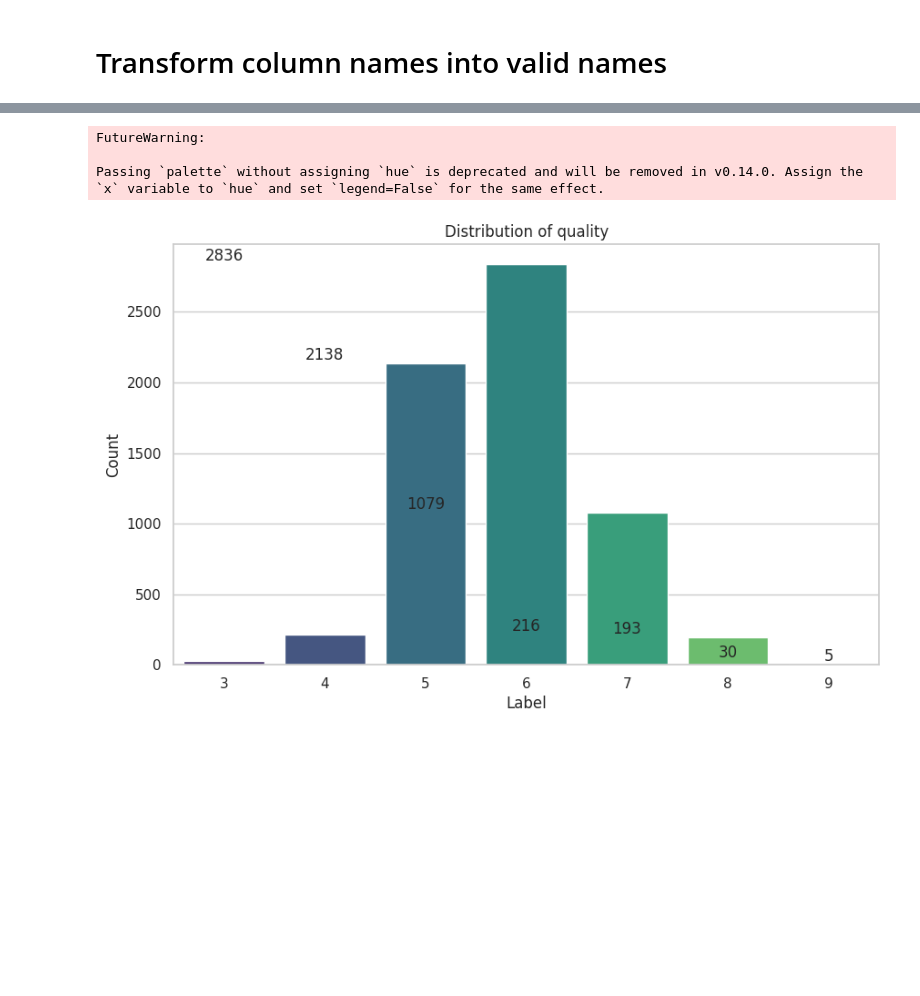
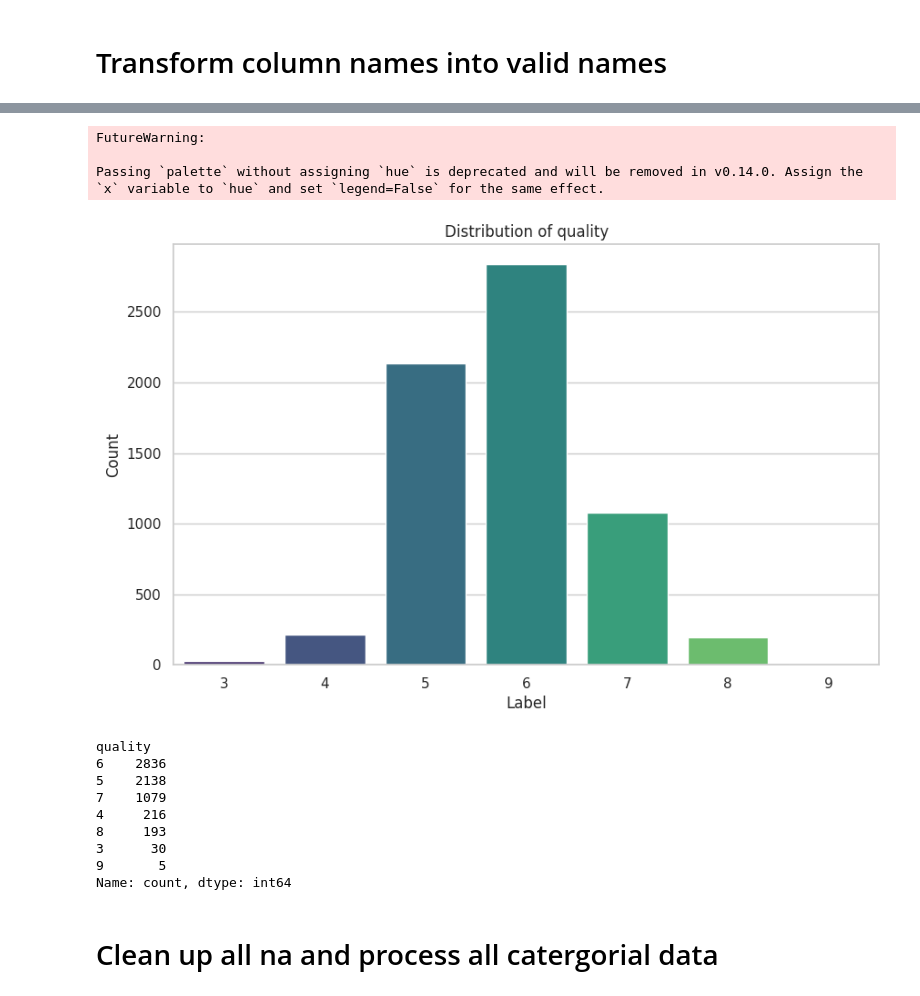
Before and after one commit to Redve/ID2223, a Jupyter notebook: Lab1/Task2/wine-backfill-feature-group.ipynb, the cells around one changed output, grey strips where cells are left out. Cells and saved outputs as stored; diff of their text form; code cells hidden in the pictures; blank space fills up the shorter version.

```diff
--- a/Lab1/Task2/wine-backfill-feature-group.ipynb
+++ b/Lab1/Task2/wine-backfill-feature-group.ipynb
@@ -69,4 +82,6 @@ plt.title('Distribution of ' + label_column)
 
 # Show the plot
 plt.show()
+
+wine_df['quality'].value_counts()
 # %% [output]
@@ -75,7 +90,18 @@ plt.show()
 FutureWarning:
 
 Passing `palette` without assigning `hue` is deprecated and will be removed in v0.14.0. Assign the `x` variable to `hue` and set `legend=False` for the same effect.
-[figure, old version]
+[figure, new version]
+quality
+6    2836
+5    2138
+7    1079
+4     216
+8     193
+3      30
+9       5
+Name: count, dtype: int64
+# %% [markdown]
+# Clean up all na and process all catergorial data
 # %%
 from sklearn.preprocessing import LabelEncoder
 
```
Also changed, not shown: parts of 17 cells of this notebook, 1 other file.
